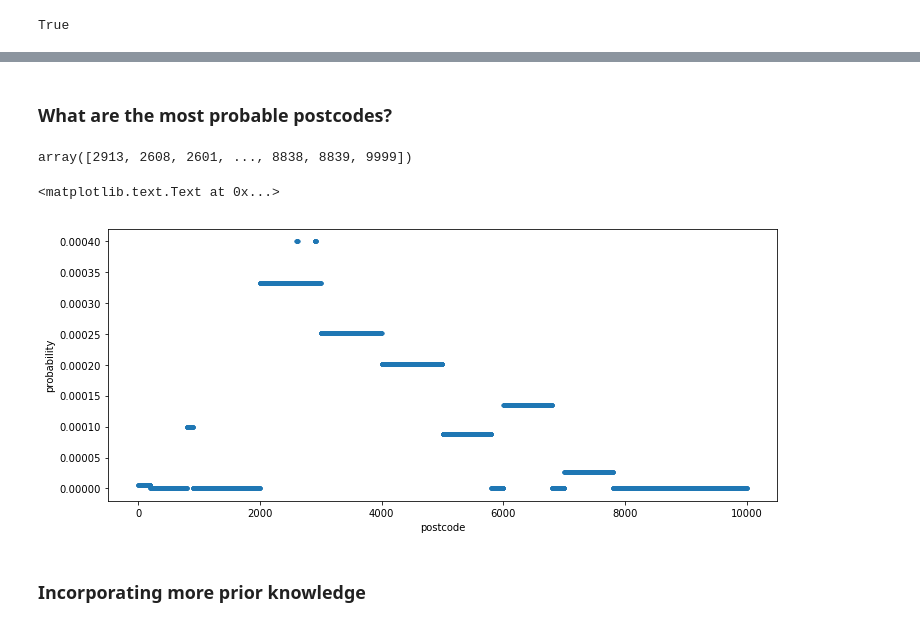
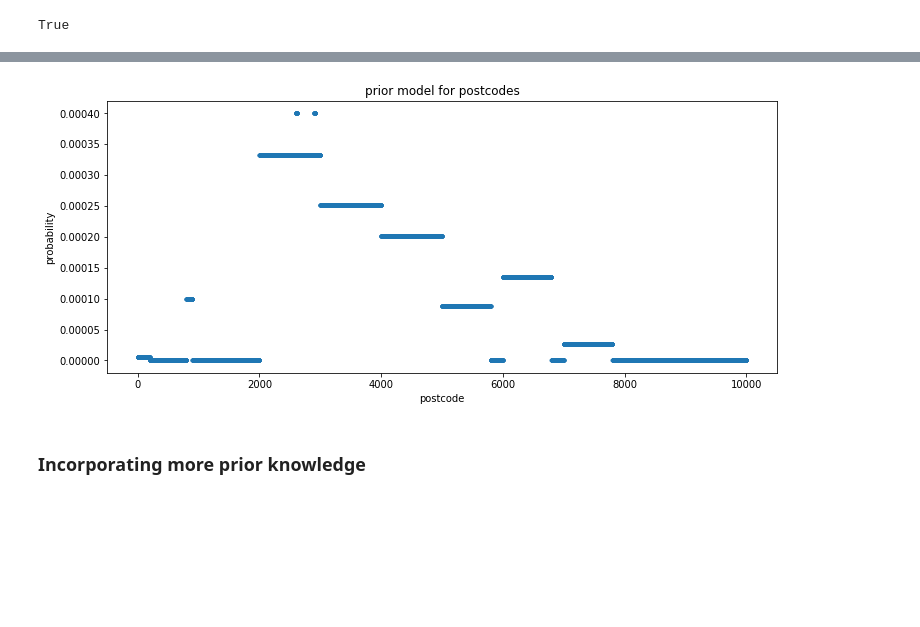
Before and after one commit to PythonCharmers/maxentropy, a Jupyter notebook: notebooks/Representing prior knowledge - postcodes.ipynb, the cells around one changed output, grey strips where cells are left out. Drawn from its saved outputs; the diff is of its cells as text; code cells hidden in the pictures; blank space fills up the shorter version.

```diff
--- a/notebooks/Representing prior knowledge - postcodes.ipynb
+++ b/notebooks/Representing prior knowledge - postcodes.ipynb
@@ -72,5 +74,5 @@ def fetch_state_populations():
 # %%
-state_populations = pd.read_hdf('aus_state_populations.h5')
+# state_populations = pd.read_hdf('aus_state_populations.h5')
 # %%
 state_populations
 # %% [output]
@@ -206,5 +212,5 @@ features
 # %%
-model = MinDivergenceModel(features, samplespace)
+model = MinDivergenceModel(features, samplespace, vectorized=True)
 # %%
 pop = state_populations['%'] / 100
 pop
@@ -220,4 +226,4 @@ Northern Territory              0.010
 Australian Capital Territory    0.016
 Name: %, dtype: float64
 # %%
-k = np.r_[0.999, pop.values].reshape(1, -1)
+target_expectations = np.r_[0.999, pop.values].reshape(1, -1)
@@ -237,4 +238,4 @@ array([   0,    1,    2, ..., 9997, 9998, 9999], dtype=uint16)
 # %%
-model.fit(k)
+model.fit(target_expectations)
 # %% [output]
 MinDivergenceModel(algorithm='CG',
@@ -268,18 +280,11 @@ import matplotlib.pyplot as plt
-# %% [markdown]
-### What are the most probable postcodes?
-# %%
-p = model.probdist()
-np.argsort(p)[::-1]
-# %% [output]
-array([2913, 2608, 2601, ..., 8838, 8839, 9999])
 # %%
 fig, axes = plt.subplots(1, figsize=(12, 5))
 plt.plot(samplespace, p, '.', )
 axes.set_xlabel('postcode')
 axes.set_ylabel('probability')
+plt.title('prior model for postcodes');
 # %% [output]
-<matplotlib.text.Text at 0x...>
-[figure, old version]
+[figure, new version]
 # %% [markdown]
 ### Incorporating more prior knowledge
 # %% [markdown]
```
Also changed, not shown: parts of 30 cells of this notebook, 7 other files.
